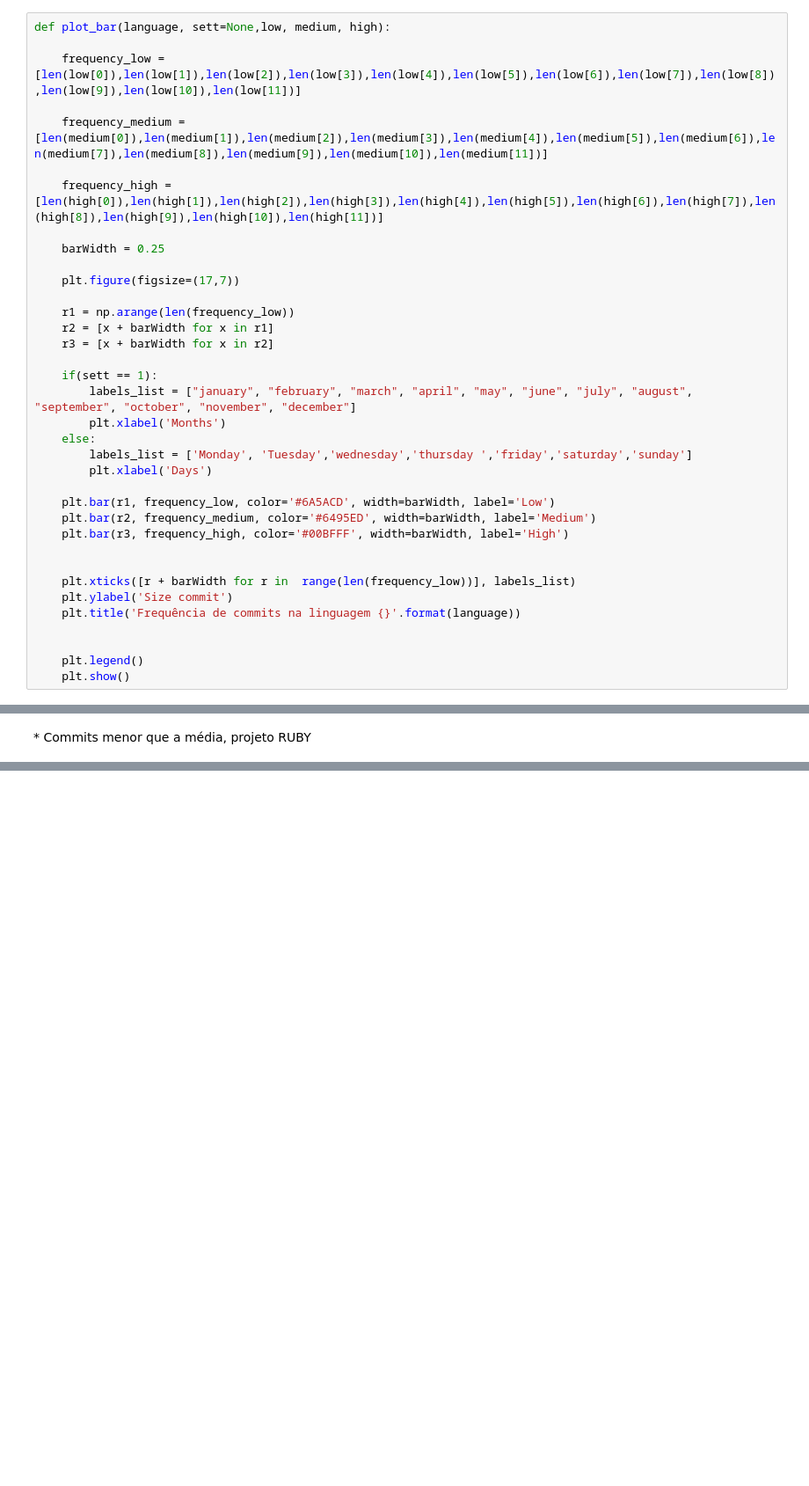
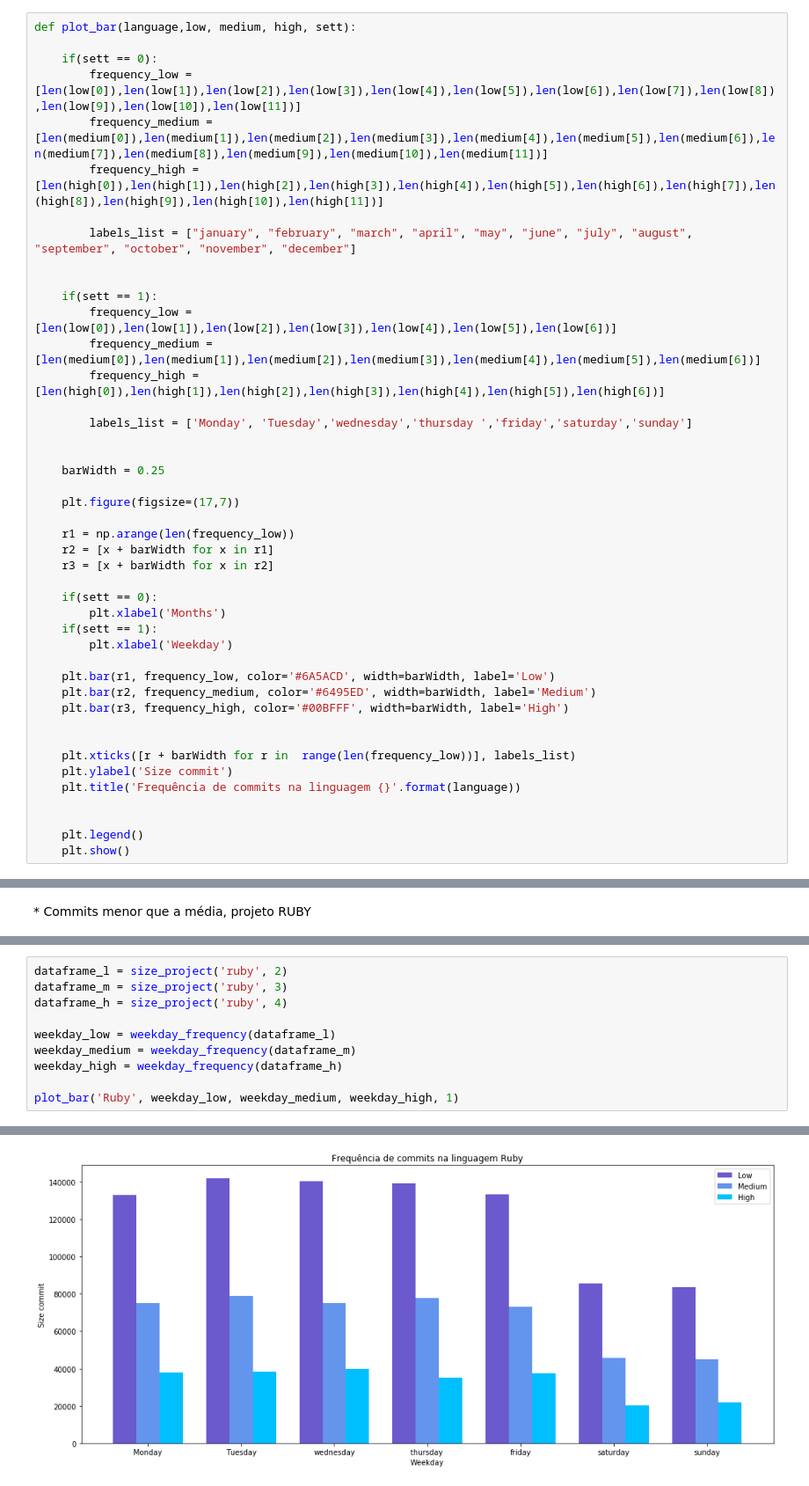
Before and after one commit to wagnernegrao/ci-analysis, a Jupyter notebook: ci_analysis.ipynb, the cells around one changed output, grey strips where cells are left out. Shown at 88% size. Cells and saved outputs as stored; diff of their text form; blank space fills up the shorter version.

Commit message:
New version plot bar

```diff
--- a/ci_analysis.ipynb
+++ b/ci_analysis.ipynb
@@ -271,13 +271,23 @@ def month_frequency(dataframe): #year
     #print("january:{} \n february:{} \n march:{} \n april:{} \n may:{} \n june:{} \n july:{} \n august:{} \n september:{} \n october:{} \n november:{} \n december:{} ".format(len(january), len(february), len(march), len(april), len(may), len(june), len(july), len(august), len(september), len(october), len(november), len(december)))
     return([january, february, march, april, may, june, july, august, september, october, november, december])
 # %%
-def plot_bar(language, sett=None,low, medium, high):
+def plot_bar(language,low, medium, high, sett):
 
-    frequency_low = [len(low[0]),len(low[1]),len(low[2]),len(low[3]),len(low[4]),len(low[5]),len(low[6]),len(low[7]),len(low[8]),len(low[9]),len(low[10]),len(low[11])]
+    if(sett == 0):
+        frequency_low = [len(low[0]),len(low[1]),len(low[2]),len(low[3]),len(low[4]),len(low[5]),len(low[6]),len(low[7]),len(low[8]),len(low[9]),len(low[10]),len(low[11])]
+        frequency_medium = [len(medium[0]),len(medium[1]),len(medium[2]),len(medium[3]),len(medium[4]),len(medium[5]),len(medium[6]),len(medium[7]),len(medium[8]),len(medium[9]),len(medium[10]),len(medium[11])]
+        frequency_high = [len(high[0]),len(high[1]),len(high[2]),len(high[3]),len(high[4]),len(high[5]),len(high[6]),len(high[7]),len(high[8]),len(high[9]),len(high[10]),len(high[11])]
 
-    frequency_medium = [len(medium[0]),len(medium[1]),len(medium[2]),len(medium[3]),len(medium[4]),len(medium[5]),len(medium[6]),len(medium[7]),len(medium[8]),len(medium[9]),len(medium[10]),len(medium[11])]
+        labels_list = ["january", "february", "march", "april", "may", "june", "july", "august", "september", "october", "november", "december"]
 
-    frequency_high = [len(high[0]),len(high[1]),len(high[2]),len(high[3]),len(high[4]),len(high[5]),len(high[6]),len(high[7]),len(high[8]),len(high[9]),len(high[10]),len(high[11])]
+
+    if(sett == 1):
+        frequency_low = [len(low[0]),len(low[1]),len(low[2]),len(low[3]),len(low[4]),len(low[5]),len(low[6])]
+        frequency_medium = [len(medium[0]),len(medium[1]),len(medium[2]),len(medium[3]),len(medium[4]),len(medium[5]),len(medium[6])]
+        frequency_high = [len(high[0]),len(high[1]),len(high[2]),len(high[3]),len(high[4]),len(high[5]),len(high[6])]
+
+        labels_list = ['Monday', 'Tuesday','wednesday','thursday ','friday','saturday','sunday']
+
 
     barWidth = 0.25
 
@@ -287,12 +297,10 @@ def plot_bar(language, sett=None,low, medium, high):
     r2 = [x + barWidth for x in r1]
     r3 = [x + barWidth for x in r2]
 
+    if(sett == 0):
+        plt.xlabel('Months')
     if(sett == 1):
-        labels_list = ["january", "february", "march", "april", "may", "june", "july", "august", "september", "october", "november", "december"]
-        plt.xlabel('Months')
-    else:
-        labels_list = ['Monday', 'Tuesday','wednesday','thursday ','friday','saturday','sunday']
-        plt.xlabel('Days')
+        plt.xlabel('Weekday')
 
     plt.bar(r1, frequency_low, color='#6A5ACD', width=barWidth, label='Low')
     plt.bar(r2, frequency_medium, color='#6495ED', width=barWidth, label='Medium')
@@ -527,0 +447,11 @@ Monday: 133095 commits
+# %%
+dataframe_l = size_project('ruby', 2)
+dataframe_m = size_project('ruby', 3)
+dataframe_h = size_project('ruby', 4)
+
+weekday_low = weekday_frequency(dataframe_l)
+weekday_medium = weekday_frequency(dataframe_m)
+weekday_high = weekday_frequency(dataframe_h)
+
+plot_bar('Ruby', weekday_low, weekday_medium, weekday_high, 1)
+# %% [output]
@@ -527,0 +475 @@ Monday: 133095 commits
+[figure, added]
```
Also changed, not shown: parts of 25 cells of this notebook.
